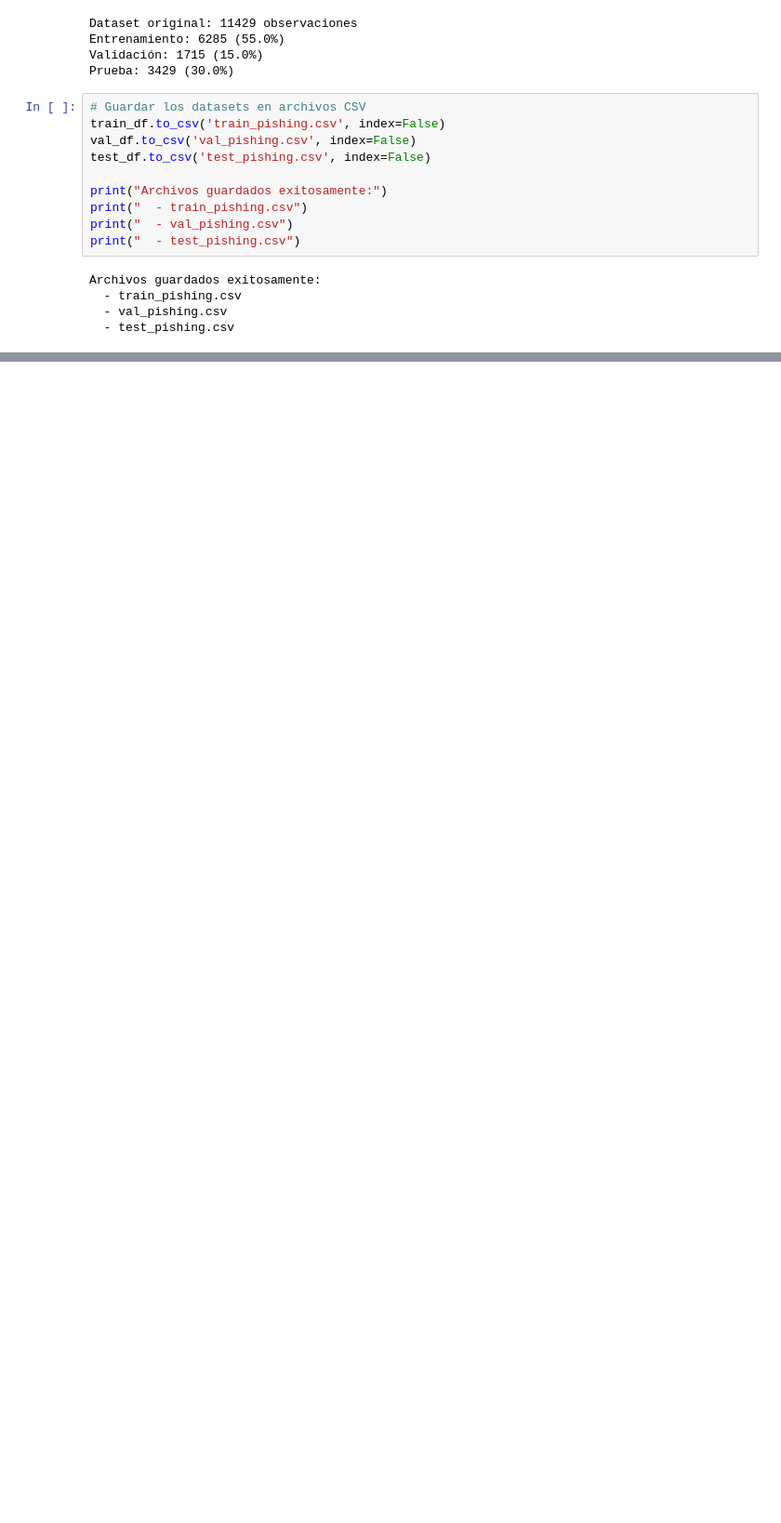
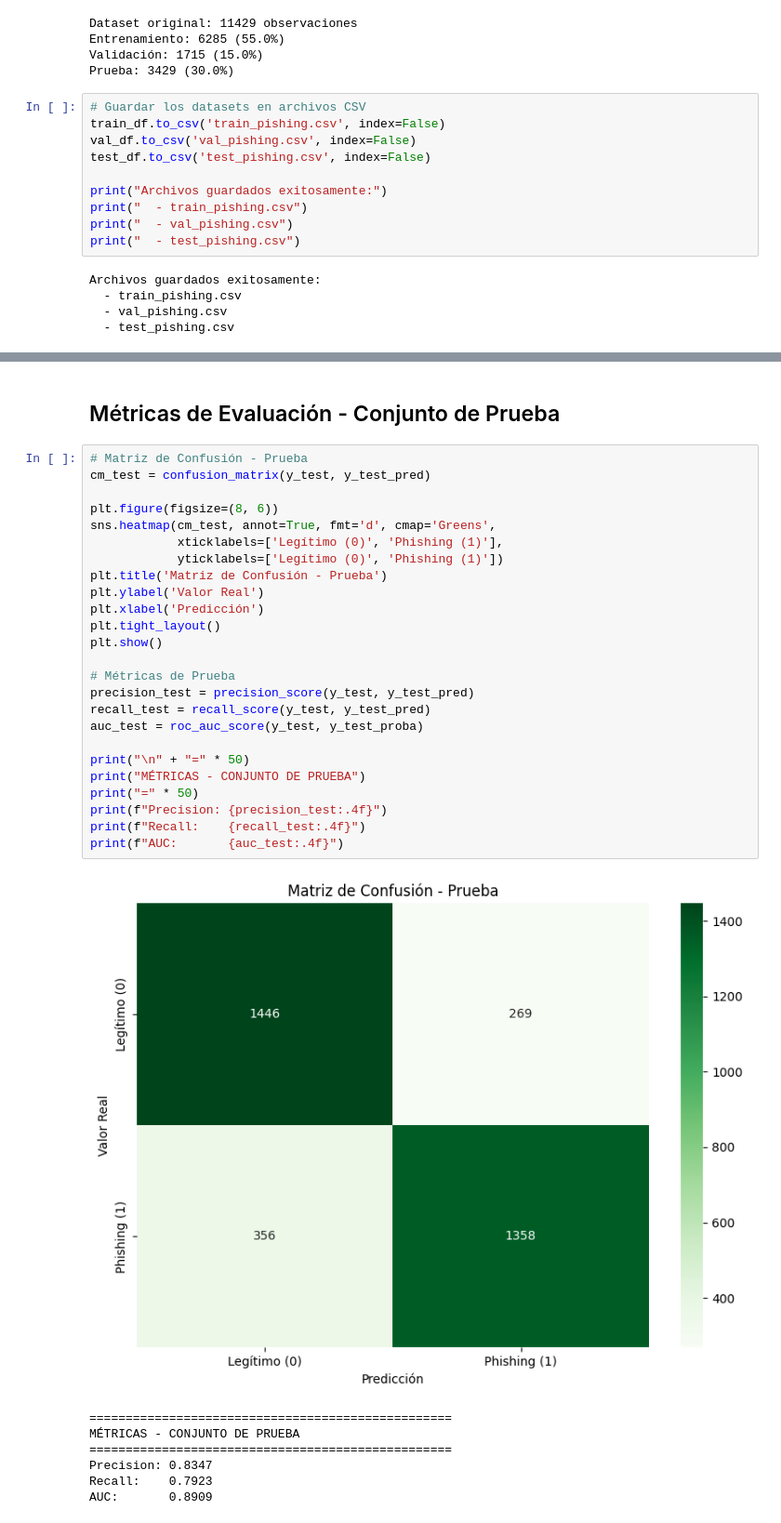
Before and after one commit to Javilejoo/DS-LAB1, a Jupyter notebook: pishing.ipynb, the cells around one changed output, grey strips where cells are left out. Shown at 93% size. Drawn from its saved outputs; the diff is of its cells as text; blank space fills up the shorter version.

```diff
--- a/pishing.ipynb
+++ b/pishing.ipynb
@@ -455,0 +634,35 @@ Archivos guardados exitosamente:
+# %% [markdown]
+## Métricas de Evaluación - Conjunto de Prueba
+# %%
+# Matriz de Confusión - Prueba
+cm_test = confusion_matrix(y_test, y_test_pred)
+
+plt.figure(figsize=(8, 6))
+sns.heatmap(cm_test, annot=True, fmt='d', cmap='Greens',
+            xticklabels=['Legítimo (0)', 'Phishing (1)'],
+            yticklabels=['Legítimo (0)', 'Phishing (1)'])
+plt.title('Matriz de Confusión - Prueba')
+plt.ylabel('Valor Real')
+plt.xlabel('Predicción')
+plt.tight_layout()
+plt.show()
+
+# Métricas de Prueba
+precision_test = precision_score(y_test, y_test_pred)
+recall_test = recall_score(y_test, y_test_pred)
+auc_test = roc_auc_score(y_test, y_test_proba)
+
+print("\n" + "=" * 50)
+print("MÉTRICAS - CONJUNTO DE PRUEBA")
+print("=" * 50)
+print(f"Precision: {precision_test:.4f}")
+print(f"Recall:    {recall_test:.4f}")
+print(f"AUC:       {auc_test:.4f}")
+# %% [output]
+[figure, added]
+==================================================
+MÉTRICAS - CONJUNTO DE PRUEBA
+==================================================
+Precision: 0.8347
+Recall:    0.7923
+AUC:       0.8909
```
Also changed, not shown: parts of 16 cells of this notebook.
